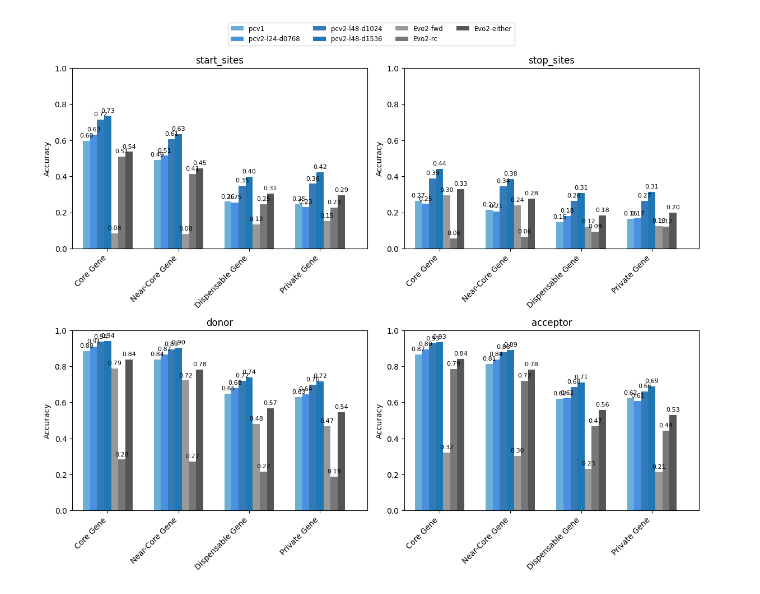
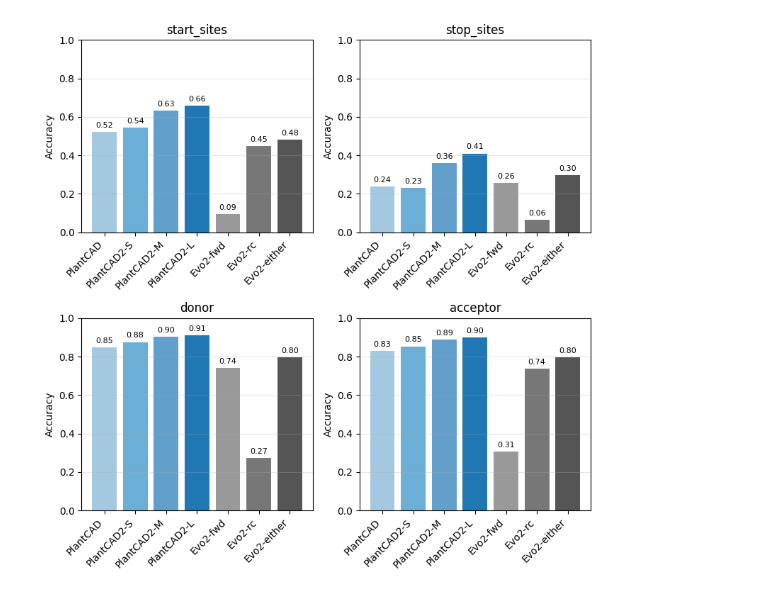
Before and after one commit to plantcad/plantcad2, a Jupyter notebook: pipelines/pseudo_gene_maize/figures/Token_accuracy_comparison.ipynb, the cells around one changed output. Drawn from its saved outputs; the diff is of its cells as text; code cells hidden in the pictures.

Commit message:
Update Figure S2 [Remove core noncore gene class just showing masked motif accuracy]

```diff
--- a/pipelines/pseudo_gene_maize/figures/Token_accuracy_comparison.ipynb
+++ b/pipelines/pseudo_gene_maize/figures/Token_accuracy_comparison.ipynb
@@ -13,17 +13,18 @@ tokenizer = AutoTokenizer.from_pretrained('kuleshov-group/PlantCaduceus_l32')
 # %%
 labels_dict = {}
 for idx, junction in enumerate(JUNCTIONS):
-    label = pd.read_csv(get_file_paths('labels', '../../results/pseudo_gene/splice_junctions/')[junction], sep='\t')
+    label = pd.read_csv(get_file_paths('labels', '../../../results/pseudo_gene/splice_junctions/')[junction], sep='\t')
     for model in ['pcv1', 'pcv2_1', 'pcv2_2', 'pcv2_3']:
-        predicted_codon, true_tokens = predicted_masked_tokens(model, idx, tokenizer, base_dir='../../results/pseudo_gene/outputs', chunk_size=None, JUNCTIONS=JUNCTIONS)
+        predicted_codon, true_tokens = predicted_masked_tokens(model, idx, tokenizer, base_dir='../../../results/pseudo_gene/outputs', chunk_size=None, JUNCTIONS=JUNCTIONS)
         label[f'predicted_codon_{model}'] = predicted_codon
     label['true_tokens'] = true_tokens
     # for Evo2 fwd
-    predicted_codon = pd.read_csv(get_file_paths('evo2_fwd', '../../results/pseudo_gene/outputs')[junction], sep='\t', header=None)
+    predicted_codon = pd.read_csv(get_file_paths('evo2_fwd', '../../../results/pseudo_gene/outputs')[junction], sep='\t', header=None)
     label['predicted_codon_evo2_fwd'] = predicted_codon[0]
     # for Evo2 rc
-    predicted_codon = pd.read_csv(get_file_paths('evo2_rc', '../../results/pseudo_gene/outputs')[junction], sep='\t', header=None)
+    predicted_codon = pd.read_csv(get_file_paths('evo2_rc', '../../../results/pseudo_gene/outputs')[junction], sep='\t', header=None)
     label['predicted_codon_evo2_rc'] = predicted_codon[0]
+    label['Label'] = 'All'
     labels_dict[junction] = label
 # %%
 labels_dict['start_sites'].head()
@@ -37,5 +38,5 @@ labels_dict['start_sites'].head()
 # %%
-label_order = ['Core Gene', 'Near-Core Gene', 'Dispensable Gene', 'Private Gene']
+label_order = ['All']
 def calculate_accuracies(df, order=label_order):
     results = {}
     for label in order:
@@ -69,79 +70,43 @@ def calculate_accuracies(df, order=label_order):
 
     return results
 # %%
-fig, axes = plt.subplots(2, 2, figsize=(12, 10))
+fig, axes = plt.subplots(2, 2, figsize=(8, 8))
 axes_flat = axes.flatten()
-# Define distinct colors for different models
-colors = ['#6baed6', '#4a90e2', '#337ab7', '#1f77b4', '#999999', '#777777', '#555555']
 
-# Define models to plot (moved outside the loop)
+colors = ['#1f77b466', '#6baed6', '#1f77b4b3', '#1f77b4ff', '#999999', '#777777', '#555555']
 models = ['pcv1', 'pcv2_1', 'pcv2_2', 'pcv2_3', 'evo2_fwd', 'evo2_rc', 'evo2_either']
-labels = ['pcv1', 'pcv2-l24-d0768', 'pcv2-l48-d1024', 'pcv2-l48-d1536', 'Evo2-fwd', 'Evo2-rc', 'Evo2-either']
+model_labels = ['PlantCAD', 'PlantCAD2-S', 'PlantCAD2-M', 'PlantCAD2-L', 'Evo2-fwd', 'Evo2-rc', 'Evo2-either']
 
 for idx, (dataset_name, df) in enumerate(labels_dict.items()):
     ax = axes_flat[idx]
-
     accuracies = calculate_accuracies(df)
 
-    # Only include labels that exist in this dataset
-    available_labels = [label for label in label_order if label in accuracies]
+    # Get accuracy values for the single class (assuming it's 'All' or first available)
+    class_name = list(accuracies.keys())[0]  # Get first available class
+    acc_values = [accuracies[class_name][model] for model in models]
 
-    # Define spacing parameters
-    bar_width = 0.15  # Narrower bars
-    group_padding = 0.5  # Adjustable space between gene classes
+    # Simple bar plot with models as x-axis
+    bars = ax.bar(range(len(models)), acc_values, color=colors, width=0.8)
+    ax.grid(True, alpha = 0.3, axis = 'y')
 
-    # Create properly spaced group positions
-    group_positions = np.arange(len(available_labels)) * (1 + group_padding)
-
-    # Position of each bar within a group
-    bar_positions = []
-    for i in range(len(colors)):
-        offset = i - (len(colors) - 1) / 2
-        bar_positions.append(group_positions + offset * bar_width)
-
-    # Create bars with spacing between groups
-    rects_list = []
-    for i, (model, label, color, positions) in enumerate(zip(models, labels, colors, bar_positions)):
-        rects = ax.bar(positions,
-                      [accuracies[gene_label][model] for gene_label in available_labels],
-                      bar_width, label=label, color=color)
-        rects_list.append(rects)
+    # Add value labels on bars
+    for bar, acc in zip(bars, acc_values):
+        if acc > 0:
+            ax.annotate(f'{acc:.2f}',
+                       xy=(bar.get_x() + bar.get_width()/2, bar.get_height()),
+                       xytext=(0, 3), textcoords="offset points",
+                       ha='center', va='bottom', fontsize=8)
 
     ax.set_ylabel('Accuracy')
-    ax.set_title(f'{dataset_name}')
-    ax.set_xticks(group_positions)
-    ax.set_xticklabels(available_labels, rotation=45, ha='right')
-    # Remove individual legends
-    # ax.legend(loc='upper right', fontsize='small')
+    ax.set_title(dataset_name)
+    ax.set_xticks(range(len(models)))
+    ax.set_xticklabels(model_labels, rotation=45, ha='right')
     ax.set_ylim(0, 1)
 
-    # Set proper x-axis limits with padding
-    ax.set_xlim(-0.5 * (1 + group_padding),
-                len(available_labels) * (1 + group_padding) - 0.5)
-
-    # Add value labels on selected bars
-    for rects in rects_list:
-        for rect in rects:
-            height = rect.get_height()
-            if height > 0:  # Ensure labels are only placed for visible bars
-                ax.annotate(f'{height:.2f}',
-                            xy=(rect.get_x() + rect.get_width() / 2, height),
-                            xytext=(0, 3),  # Slightly higher for visibility
-                            textcoords="offset points",
-                            ha='center', va='bottom', fontsize=8)
-
-# Create a single legend for the entire figure
-# Place it at the top of the figure
-handles, labels = axes_flat[0].get_legend_handles_labels()
-fig.legend(handles, labels, loc='upper center', bbox_to_anchor=(0.5, 1.0),
-           ncol=4, fontsize='small')
-
-# Add more space at the top for the legend
-plt.subplots_adjust(top=0.85)  # Adjust this value to fit your legend
-
-# Adjust layout
-plt.tight_layout(rect=[0, 0, 1, 0.95])  # Adjust layout but leave space for legend
-plt.savefig('Token_accuracy_comparison.pdf', format='pdf', bbox_inches='tight')
+plt.subplots_adjust(left=0.08, right=0.95, top=0.92, bottom=0.15,
+                   wspace=0.3, hspace=0.4)
+plt.tight_layout()
+plt.savefig('Token_accuracy_comparison.pdf', format = 'pdf', bbox_inches = 'tight')
 plt.show()
 # %% [output]
-[figure, old version]
+[figure, new version]
```
Also changed, not shown: parts of 2 cells of this notebook, 3 other files.
